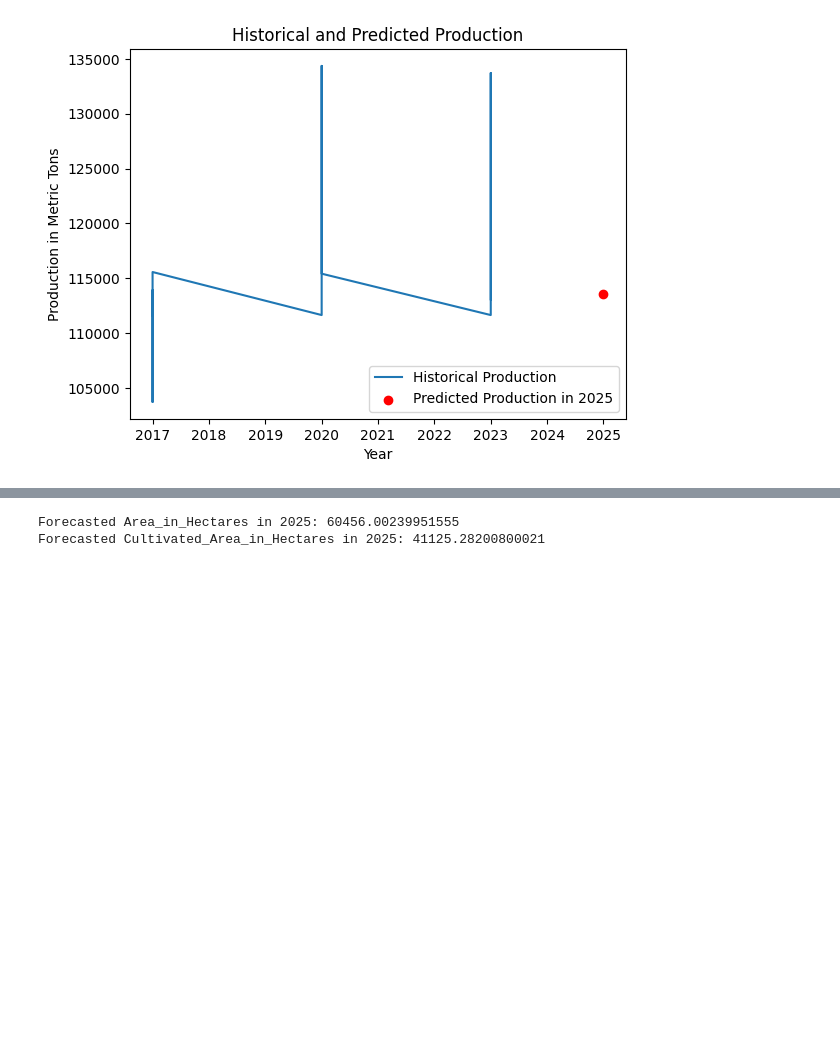
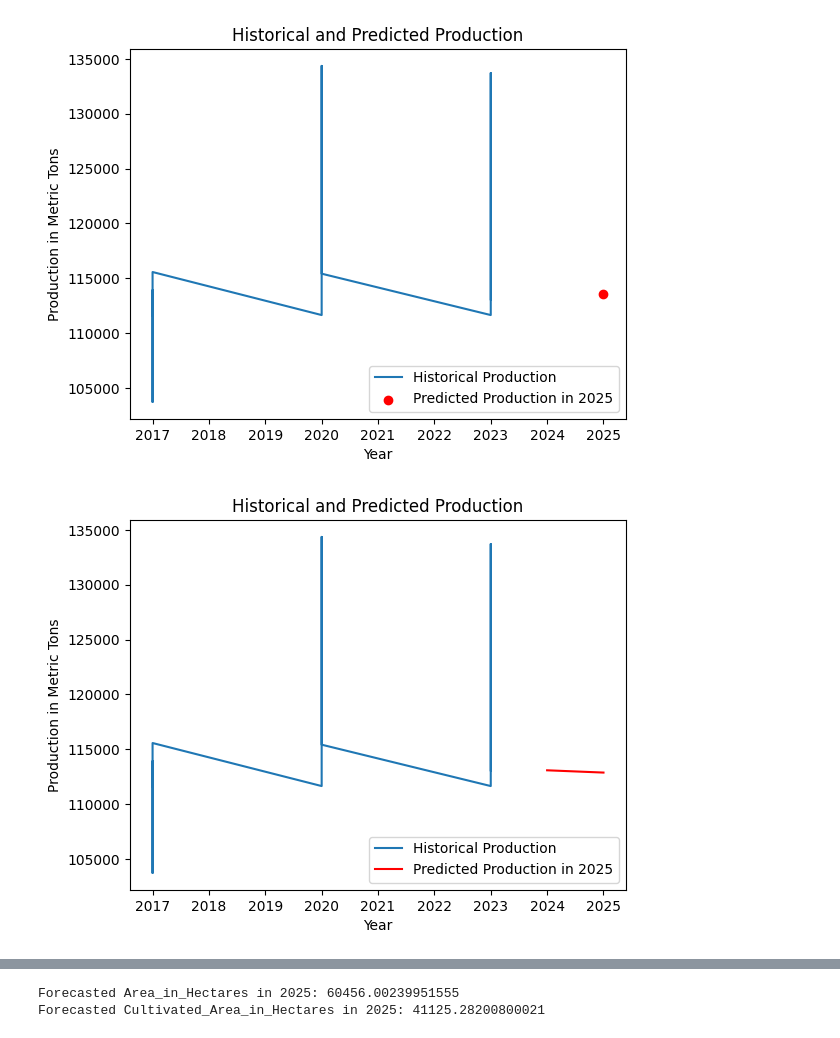
Before and after one commit to MehediImamShilu/Smart-Paddy-Production, a Jupyter notebook: Final_Smart_paddy_Production.ipynb, the cells around one changed output, grey strips where cells are left out. Cells and saved outputs as stored; diff of their text form; code cells hidden in the pictures; blank space fills up the shorter version.

```diff
--- a/Final_Smart_paddy_Production.ipynb
+++ b/Final_Smart_paddy_Production.ipynb
@@ -1008,0 +1102,19 @@ Predicted Production in 2025: 113544.3767931372 metric tons
+# %%
+# When predicted cultivated_Area could be 60456.002399
+# A new DataFrame with the values for 2025
+df_2025 = pd.DataFrame([{
+    # 'Area_in_Hectares': 60456.002399,
+    'Area_in_Hectares': 168989.933333,
+    # 'Cultivated_Area_in_Hectares': 41125.282008,
+    # 'Cultivated_Area_in_Hectares': 43834.333333, # best possible
+    'Cultivated_Area_in_Hectares': 60456.002399,
+    'GridCode': 3,
+    'Soil_Moisture_Very Dry': 1,
+    'Soil_Moisture_Dry': 2,
+    'Soil_Moisture_Wet': 3,
+    'Soil_Moisture_Very Wet': 4
+}])
+
+# Make a prediction for 2025
+production_2025 = model.predict(df_2025)
+print(f"Predicted Production in 2025: {production_2025[0]} metric tons")
@@ -1097,3 +1211,24 @@ plt.legend()
 plt.show()
 # %% [output]
 [figure]
+# %%
+# line plot
+# Visualize the data
+import matplotlib.pyplot as plt
+
+# df is original DataFrame and 'Year' is a datetime column
+df = df.set_index('Year')
+
+# Plot the historical data
+plt.plot(df.index, df['Production_in_Metric_Tons'], label='Historical Production')
+
+# Plot the predicted production for 2025 as a line segment
+plt.plot([2024, 2025], [df['Production_in_Metric_Tons'].iloc[-1], production_2025[0]], color='red', label='Predicted Production in 2025')
+
+plt.xlabel('Year')
+plt.ylabel('Production in Metric Tons')
+plt.title('Historical and Predicted Production')
+plt.legend()
+plt.show()
+# %% [output]
+[figure, added]
```
Also changed, not shown: parts of 13 cells of this notebook.
